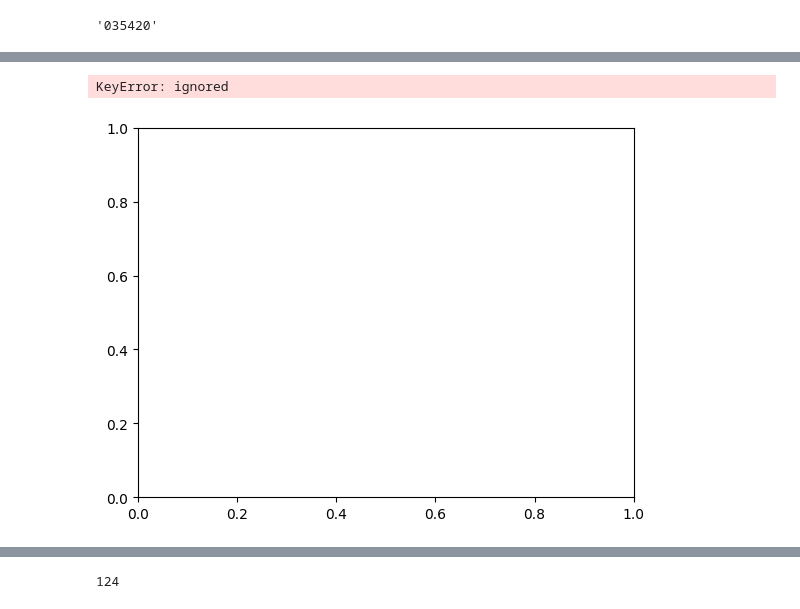
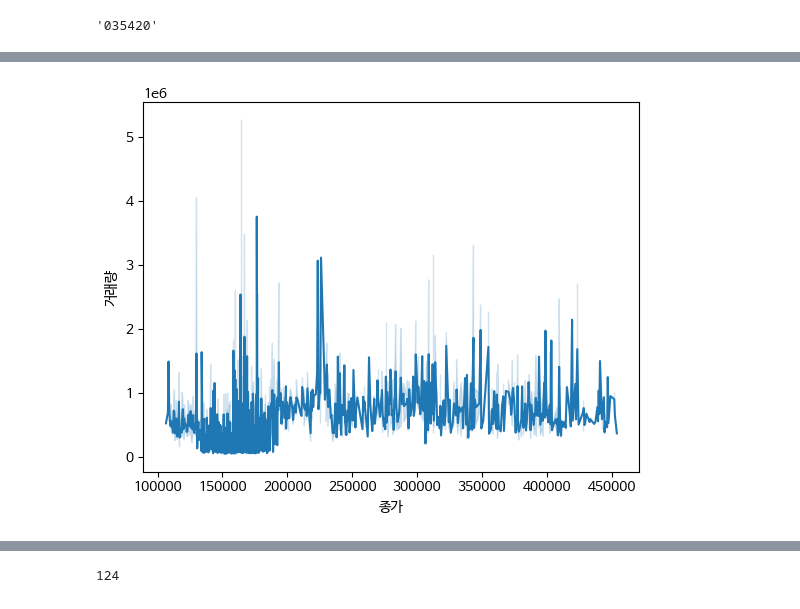
Before and after one commit to PARKHYOUNJUNG/phj_lms23, a Jupyter notebook: CODE/PHJ_20days.ipynb, the cells around one changed output, grey strips where cells are left out. Drawn from its saved outputs; the diff is of its cells as text; code cells hidden in the pictures.

```diff
--- a/CODE/PHJ_20days.ipynb
+++ b/CODE/PHJ_20days.ipynb
@@ -48,7 +71,7 @@ ticker
 # %% [output]
 '035420'
 # %%
-start_date = "20180401"
+start_date = "20170401"
 end_date = "20230331"
 # today = "20230410"
 ticker
@@ -60,0 +84,3 @@ len(df)
+# %%
+df=df[df['시가']!=0]
+df
@@ -70,0 +128,5 @@ df['']
+# %%
+df['ma5'] = df['종가'].rolling(5).mean()
+df['ma20'] = df['종가'].rolling(20).mean()
+df['ma100'] = df['종가'].rolling(100).mean()
+# df['ma200'] = df['종가'].rolling(200).mean()
@@ -73,3 +160,3 @@ import seaborn as sns
 # %%
-sns.lineplot(y=df['종가'])
+sns.lineplot(x=df['종가'],y=df['거래량'])
 # %% [output]
@@ -77,2 +164 @@ WARNING:matplotlib.font_manager:findfont: Font family ['NanumBarunGothic'] not f
-KeyError: ignored
-[figure, old version]
+[figure, new version]
```
Also changed, not shown: parts of 14 cells of this notebook.
